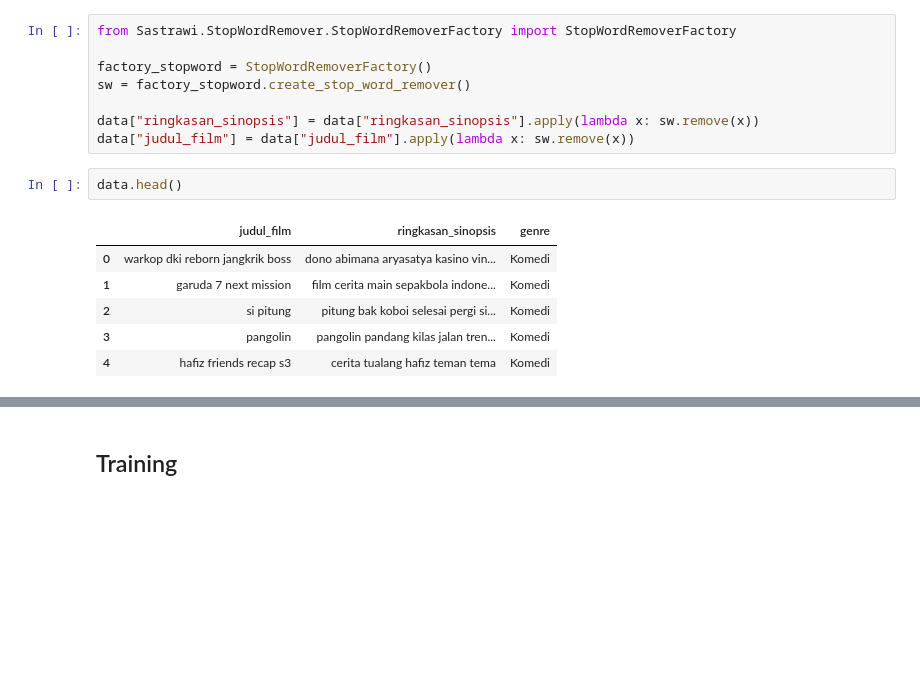
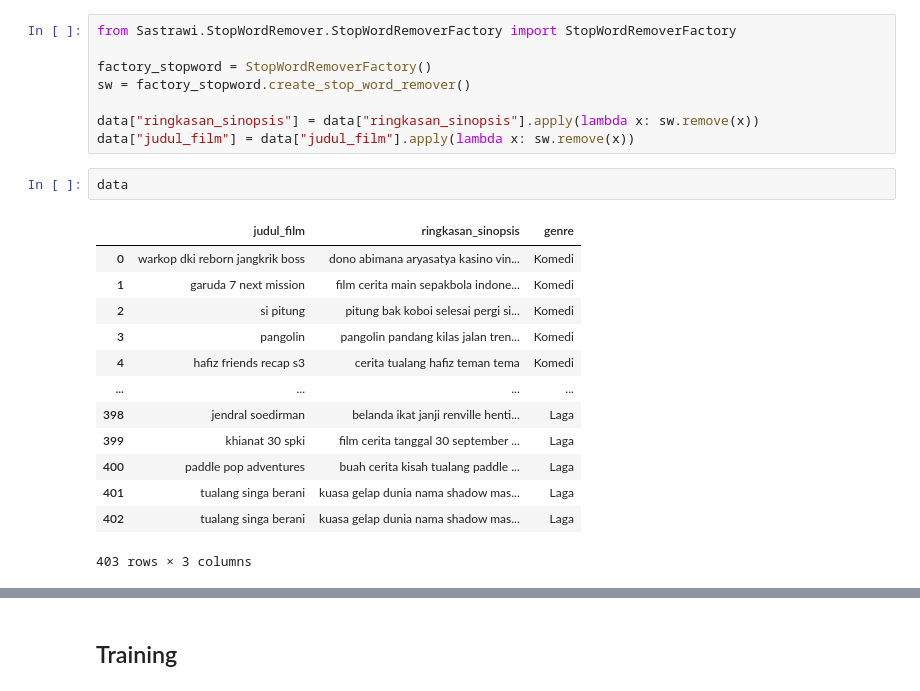
Before and after one commit to SulthanAbiyyu/proyek-akhir-ppm, a Jupyter notebook: proyek_akhir.ipynb, the cells around one changed output, grey strips where cells are left out. Cells and saved outputs as stored; diff of their text form; blank space fills up the shorter version.

```diff
--- a/proyek_akhir.ipynb
+++ b/proyek_akhir.ipynb
@@ -238,11 +283,18 @@ sw = factory_stopword.create_stop_word_remover()
 data["ringkasan_sinopsis"] = data["ringkasan_sinopsis"].apply(lambda x: sw.remove(x))
 data["judul_film"] = data["judul_film"].apply(lambda x: sw.remove(x))
 # %%
-data.head()
+data
 # %% [output]
 |  | judul_film | ringkasan_sinopsis | genre |
 | 0 | warkop dki reborn jangkrik boss | dono abimana aryasatya kasino vin... | Komedi |
 | 1 | garuda 7 next mission | film cerita main sepakbola indone... | Komedi |
 | 2 | si pitung | pitung bak koboi selesai pergi si... | Komedi |
 | 3 | pangolin | pangolin pandang kilas jalan tren... | Komedi |
 | 4 | hafiz friends recap s3 | cerita tualang hafiz teman tema | Komedi |
+| ... | ... | ... | ... |
+| 398 | jendral soedirman | belanda ikat janji renville henti... | Laga |
+| 399 | khianat 30 spki | film cerita tanggal 30 september ... | Laga |
+| 400 | paddle pop adventures | buah cerita kisah tualang paddle ... | Laga |
+| 401 | tualang singa berani | kuasa gelap dunia nama shadow mas... | Laga |
+| 402 | tualang singa berani | kuasa gelap dunia nama shadow mas... | Laga |
+403 rows × 3 columns
```
Also changed, not shown: parts of 10 cells of this notebook.
